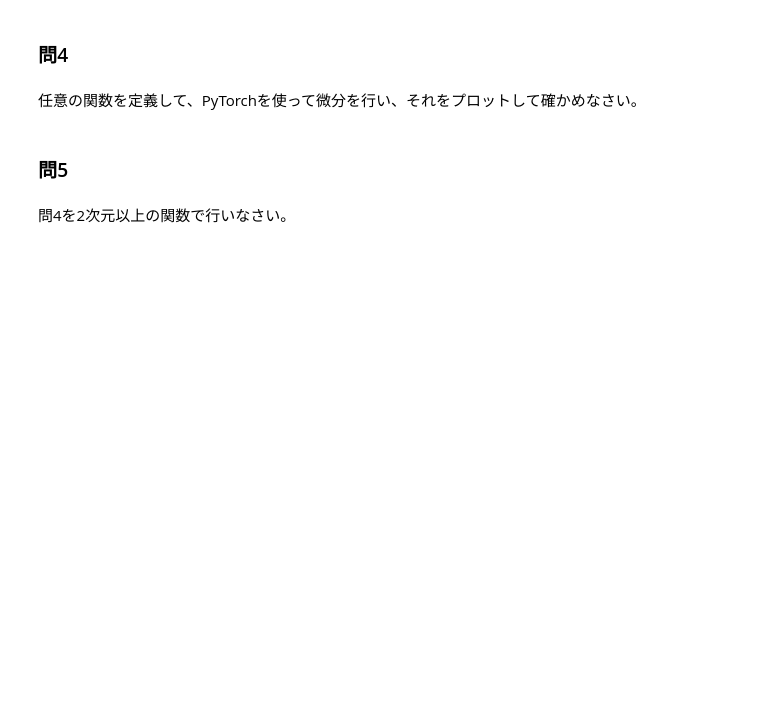
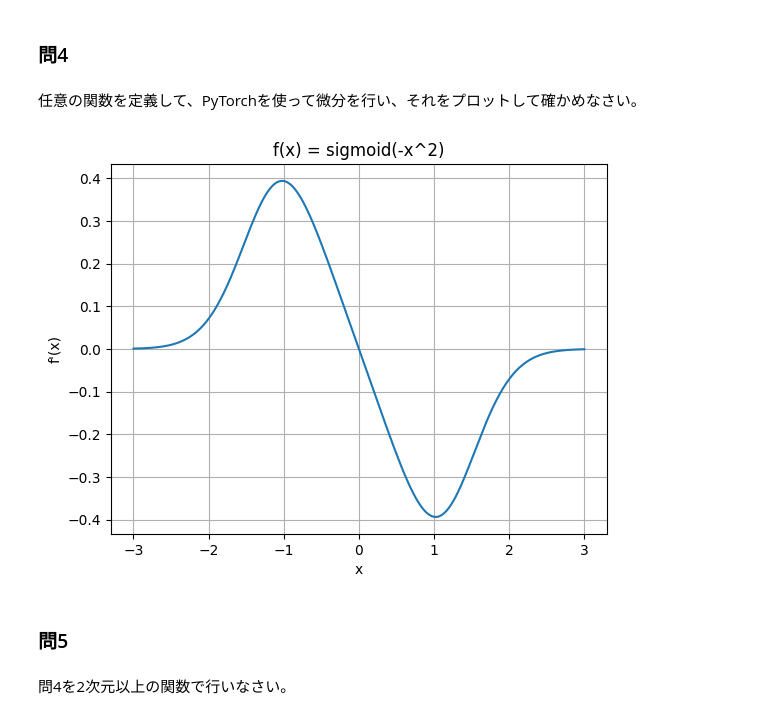
Before and after one commit to OrlyIdeate/deep-learning, a Jupyter notebook: spring_exercise_assignment.ipynb, the cells around one changed output. Saved outputs shown, nothing was run; the diff lists cells and outputs as text; code cells hidden in the pictures; blank space fills up the shorter version.

```diff
--- a/spring_exercise_assignment.ipynb
+++ b/spring_exercise_assignment.ipynb
@@ -858,6 +871,19 @@ g'(1) = 0.5403023362159729
 ### 問4
 # %% [markdown]
 任意の関数を定義して、PyTorchを使って微分を行い、それをプロットして確かめなさい。
+# %%
+x = torch.linspace(-3, 3, 400, requires_grad=True)
+f = torch.sigmoid(-x**2)
+f.backward(torch.ones_like(x))
+
+plt.plot(x.detach().numpy(), x.grad.detach().numpy())
+plt.xlabel("x")
+plt.ylabel("f'(x)")
+plt.title("f(x) = sigmoid(-x^2)")
+plt.grid(True)
+plt.show()
+# %% [output]
+[figure, added]
 # %% [markdown]
 ### 問5
 # %% [markdown]
```
Also changed, not shown: parts of 2 cells of this notebook.
